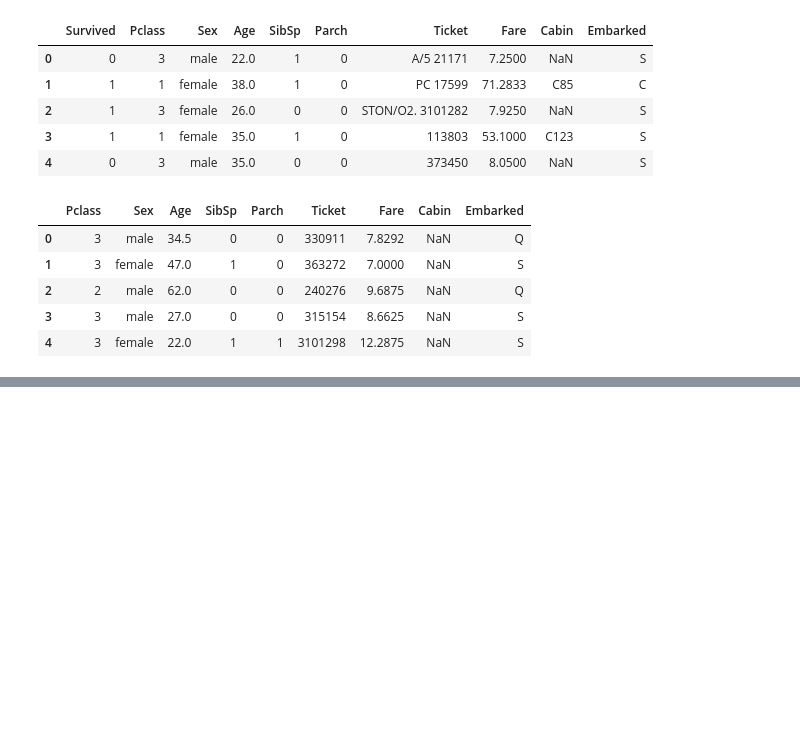
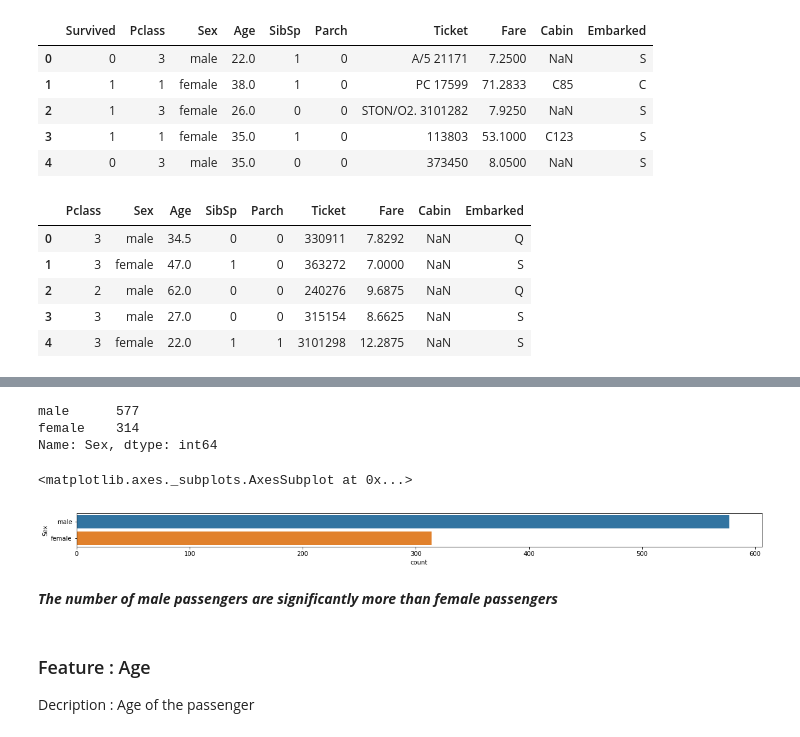
Before and after one commit to varushij/Titanic-Survivals, a Jupyter notebook: Titanic Survival Problem.ipynb, the cells around one changed output, grey strips where cells are left out. Cells and saved outputs as stored; diff of their text form; code cells hidden in the pictures; blank space fills up the shorter version.

```diff
--- a/Titanic Survival Problem.ipynb
+++ b/Titanic Survival Problem.ipynb
@@ -104,0 +194,18 @@ test.head()
+# %%
+# Sex
+train.Sex.value_counts(dropna = False)
+# %% [output]
+male      577
+female    314
+Name: Sex, dtype: int64
+# %%
+sex_fig = plt.figure(figsize = (20,1))
+sns.countplot(y = 'Sex', data = train)
+# %% [output]
+<matplotlib.axes._subplots.AxesSubplot at 0x...>
+[figure, added]
+# %% [markdown]
+__*The number of male passengers are significantly more than female passengers*__
+# %% [markdown]
+### Feature : Age
+Decription : Age of the passenger <br>
```
Also changed, not shown: parts of 63 cells of this notebook.
